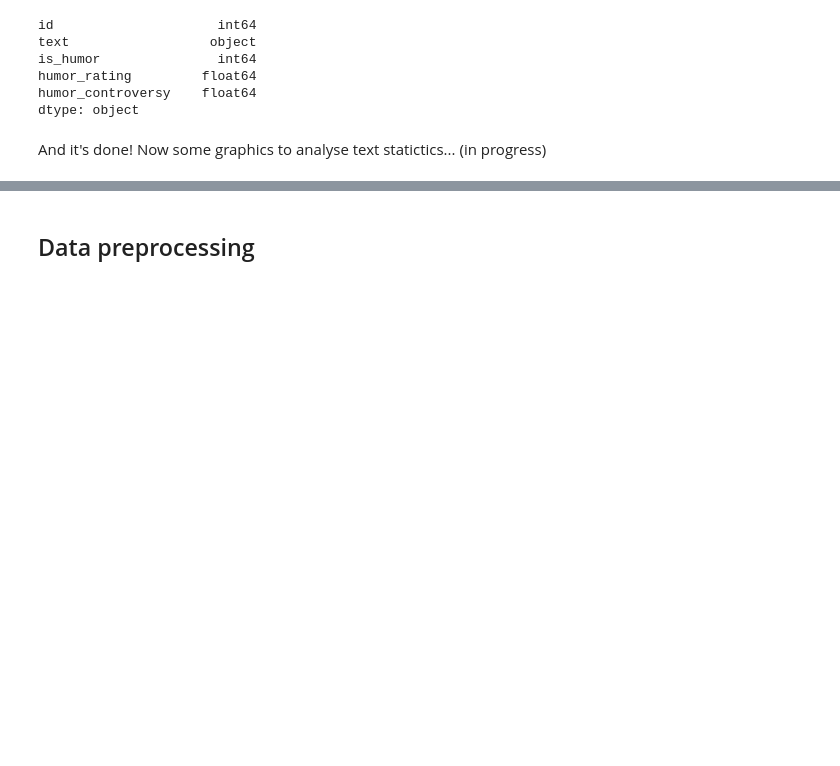
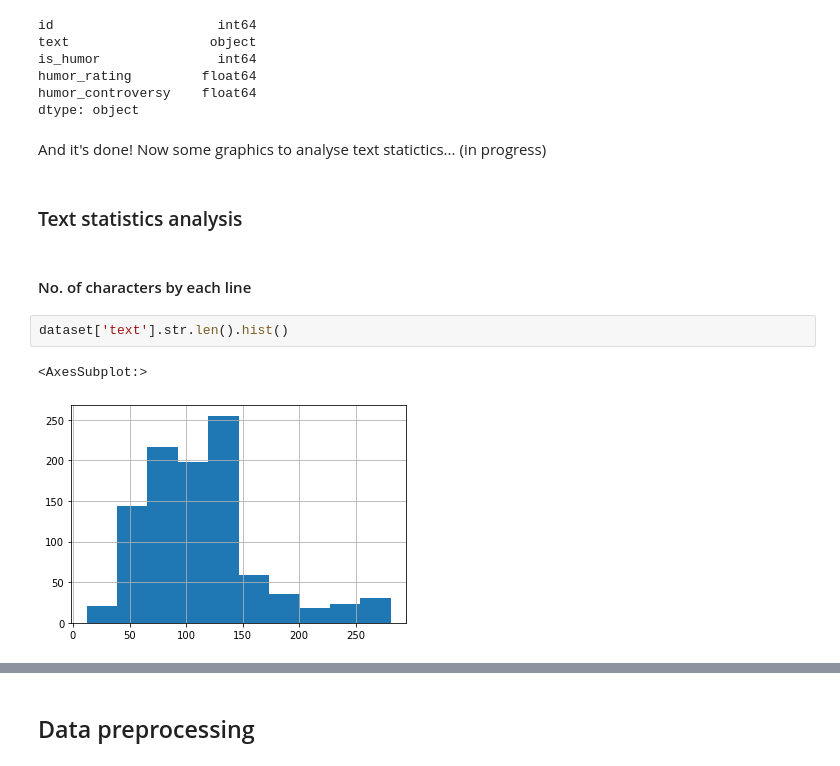
Before and after one commit to JayRx/IART, a Jupyter notebook: proj2/proj2.ipynb, the cells around one changed output, grey strips where cells are left out. Cells and saved outputs as stored; diff of their text form; blank space fills up the shorter version.

Commit message:
Initial text statistics analysis

```diff
--- a/proj2/proj2.ipynb
+++ b/proj2/proj2.ipynb
@@ -106,3 +106,12 @@ humor_controversy    float64
 dtype: object
 # %% [markdown]
 And it's done! Now some graphics to analyse text statictics... (in progress)
+# %% [markdown]
+### Text statistics analysis
+# %% [markdown]
+#### No. of characters by each line
+# %%
+dataset['text'].str.len().hist()
+# %% [output]
+<AxesSubplot:>
+[figure, added]
```
Also changed, not shown: parts of 4 cells of this notebook.
